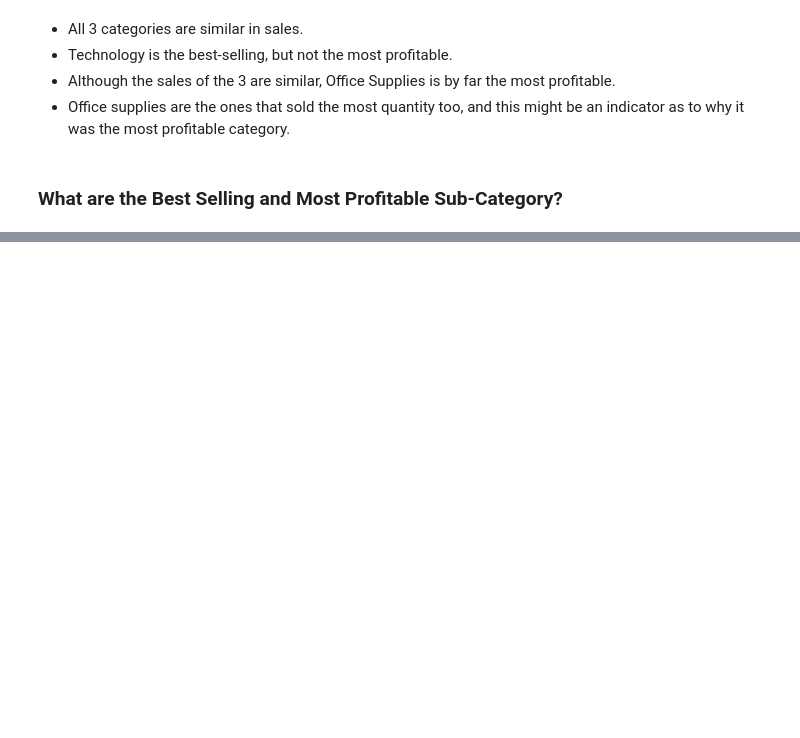
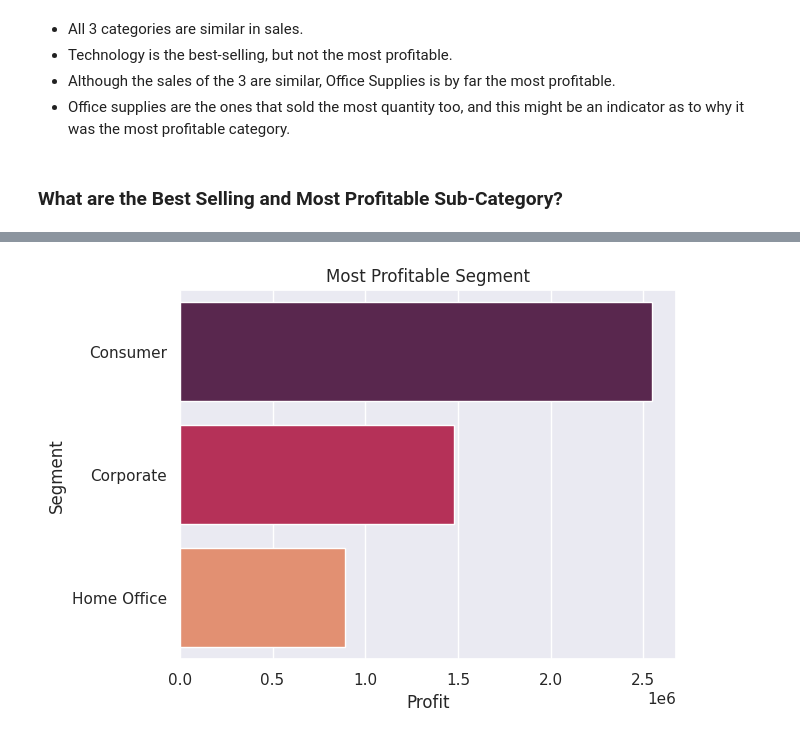
Before and after one commit to kokakokabot/superstore-sales, a Jupyter notebook: analysis.ipynb, the cells around one changed output, grey strips where cells are left out. Cells and saved outputs as stored; diff of their text form; code cells hidden in the pictures; blank space fills up the shorter version.

```diff
--- a/analysis.ipynb
+++ b/analysis.ipynb
@@ -185,0 +305,3 @@ figure.tight_layout()
+# %%
+segment_analysis = pd.DataFrame(sales_data.groupby(['Segment'])[['Profit']].sum())
+segment_analysis
@@ -185,0 +314,9 @@ figure.tight_layout()
+# %%
+# Plotting the results
+
+sns.set_theme(style="darkgrid")
+sns.barplot(data = segment_analysis, y = segment_analysis.index, x = segment_analysis.Profit, palette = "rocket")
+plt.title("Most Profitable Segment")
+plt.show()
+# %% [output]
+[figure, added]
```
Also changed, not shown: parts of 27 cells of this notebook, 1 other file.
